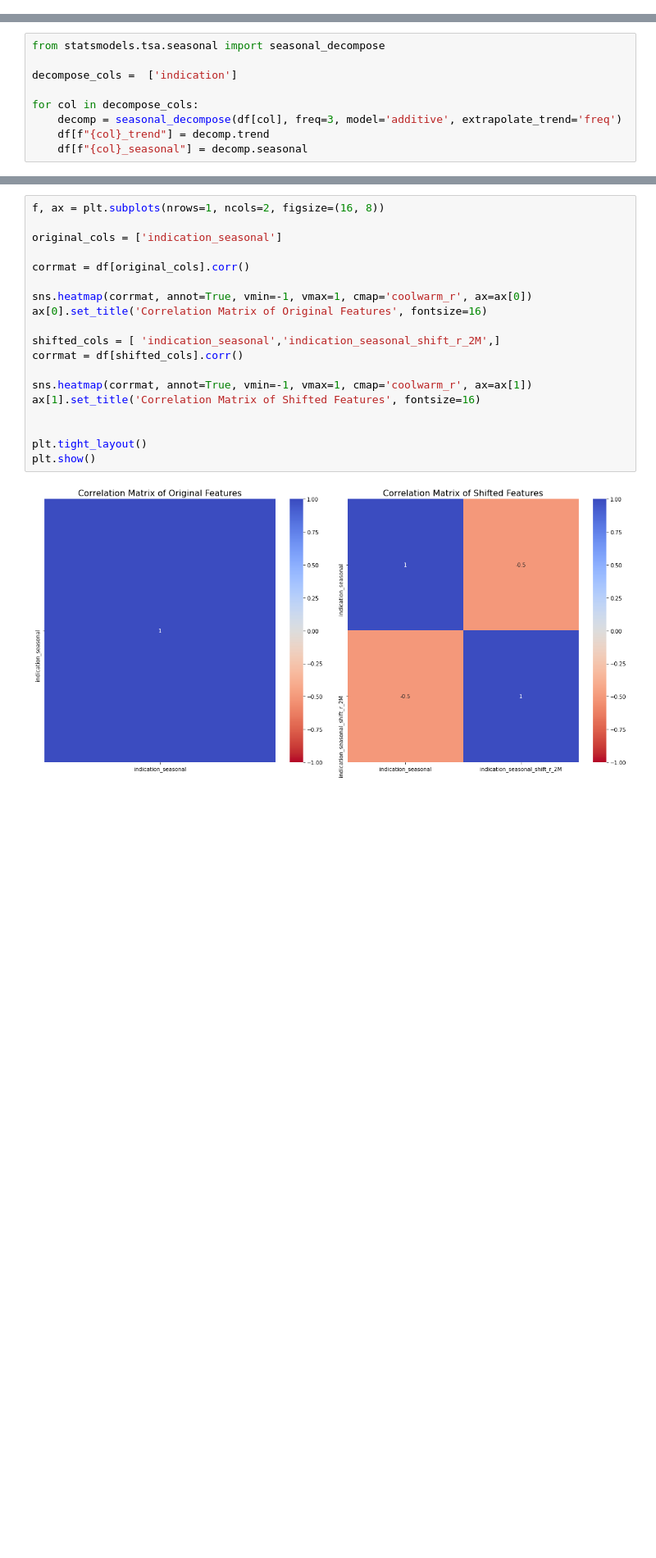
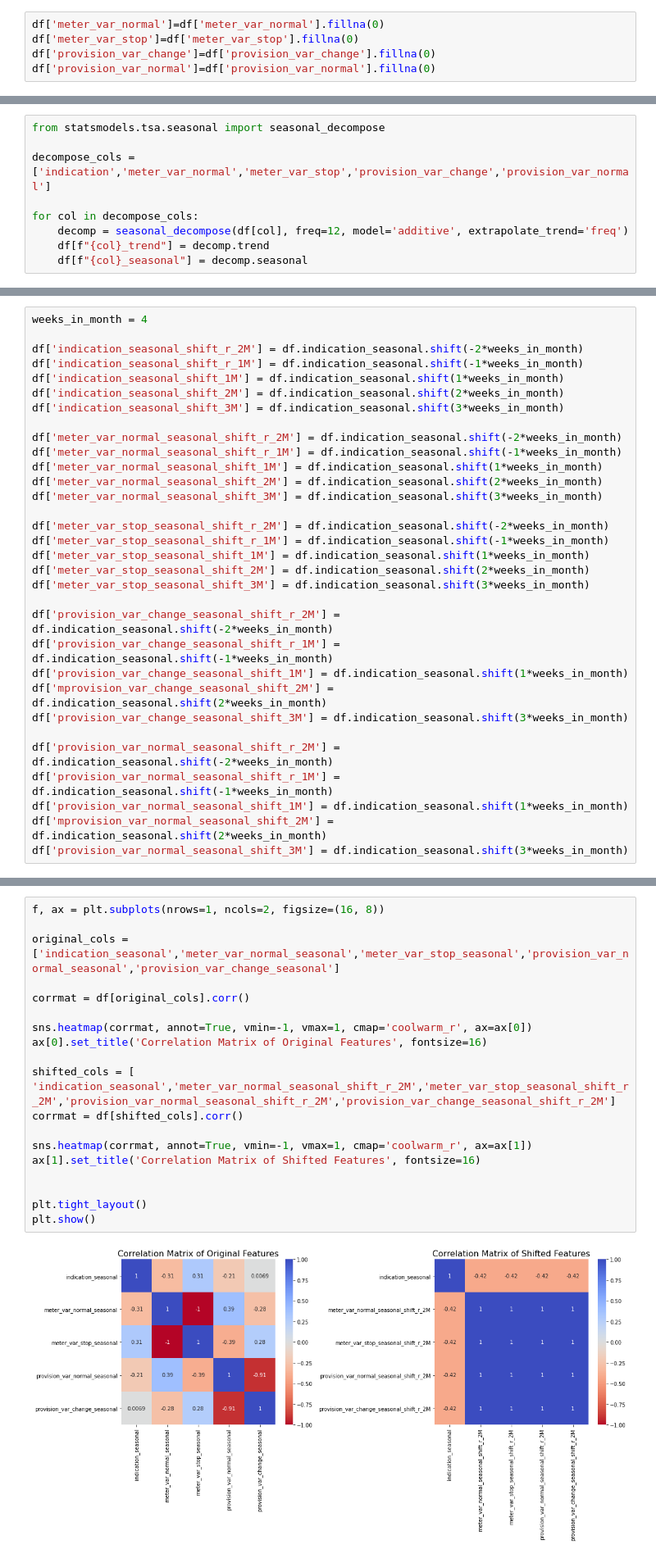
Before and after one commit to geomyll33/Beautez, a Jupyter notebook: EYDAP_Challenge_project.ipynb, the cells around one changed output, grey strips where cells are left out. Shown at 82% size. Drawn from its saved outputs; the diff is of its cells as text; blank space fills up the shorter version.

```diff
--- a/EYDAP_Challenge_project.ipynb
+++ b/EYDAP_Challenge_project.ipynb
@@ -430,3 +473,8 @@ plt.show()
+# %%
+df['meter_var_normal']=df['meter_var_normal'].fillna(0)
+df['meter_var_stop']=df['meter_var_stop'].fillna(0)
+df['provision_var_change']=df['provision_var_change'].fillna(0)
+df['provision_var_normal']=df['provision_var_normal'].fillna(0)
 # %% [markdown]
 # Δειγματοληψία
 # %% [markdown]
@@ -963,10 +959,10 @@ plt.show()
 # %%
 from statsmodels.tsa.seasonal import seasonal_decompose
 
-decompose_cols =  ['indication']
+decompose_cols =  ['indication','meter_var_normal','meter_var_stop','provision_var_change','provision_var_normal']
 
 for col in decompose_cols:
-    decomp = seasonal_decompose(df[col], freq=3, model='additive', extrapolate_trend='freq')
+    decomp = seasonal_decompose(df[col], freq=12, model='additive', extrapolate_trend='freq')
     df[f"{col}_trend"] = decomp.trend
     df[f"{col}_seasonal"] = decomp.seasonal
 # %%
@@ -1027,3 +1015,35 @@ df['indication_seasonal_shift_3M'] = df.indication_seasonal.shift(3*weeks_in_mon
+# %%
+weeks_in_month = 4
+
+df['indication_seasonal_shift_r_2M'] = df.indication_seasonal.shift(-2*weeks_in_month)
+df['indication_seasonal_shift_r_1M'] = df.indication_seasonal.shift(-1*weeks_in_month)
+df['indication_seasonal_shift_1M'] = df.indication_seasonal.shift(1*weeks_in_month)
+df['indication_seasonal_shift_2M'] = df.indication_seasonal.shift(2*weeks_in_month)
+df['indication_seasonal_shift_3M'] = df.indication_seasonal.shift(3*weeks_in_month)
+
+df['meter_var_normal_seasonal_shift_r_2M'] = df.indication_seasonal.shift(-2*weeks_in_month)
+df['meter_var_normal_seasonal_shift_r_1M'] = df.indication_seasonal.shift(-1*weeks_in_month)
+df['meter_var_normal_seasonal_shift_1M'] = df.indication_seasonal.shift(1*weeks_in_month)
+df['meter_var_normal_seasonal_shift_2M'] = df.indication_seasonal.shift(2*weeks_in_month)
+df['meter_var_normal_seasonal_shift_3M'] = df.indication_seasonal.shift(3*weeks_in_month)
+
+df['meter_var_stop_seasonal_shift_r_2M'] = df.indication_seasonal.shift(-2*weeks_in_month)
+df['meter_var_stop_seasonal_shift_r_1M'] = df.indication_seasonal.shift(-1*weeks_in_month)
+df['meter_var_stop_seasonal_shift_1M'] = df.indication_seasonal.shift(1*weeks_in_month)
+df['meter_var_stop_seasonal_shift_2M'] = df.indication_seasonal.shift(2*weeks_in_month)
+df['meter_var_stop_seasonal_shift_3M'] = df.indication_seasonal.shift(3*weeks_in_month)
+
+df['provision_var_change_seasonal_shift_r_2M'] = df.indication_seasonal.shift(-2*weeks_in_month)
+df['provision_var_change_seasonal_shift_r_1M'] = df.indication_seasonal.shift(-1*weeks_in_month)
+df['provision_var_change_seasonal_shift_1M'] = df.indication_seasonal.shift(1*weeks_in_month)
+df['mprovision_var_change_seasonal_shift_2M'] = df.indication_seasonal.shift(2*weeks_in_month)
+df['provision_var_change_seasonal_shift_3M'] = df.indication_seasonal.shift(3*weeks_in_month)
+
+df['provision_var_normal_seasonal_shift_r_2M'] = df.indication_seasonal.shift(-2*weeks_in_month)
+df['provision_var_normal_seasonal_shift_r_1M'] = df.indication_seasonal.shift(-1*weeks_in_month)
+df['provision_var_normal_seasonal_shift_1M'] = df.indication_seasonal.shift(1*weeks_in_month)
+df['mprovision_var_normal_seasonal_shift_2M'] = df.indication_seasonal.shift(2*weeks_in_month)
+df['provision_var_normal_seasonal_shift_3M'] = df.indication_seasonal.shift(3*weeks_in_month)
 # %%
 fig, ax = plt.subplots(ncols=1, nrows=1, figsize=(16,4))
 sns.lineplot(x=df.timestamp, y=df.indication_seasonal_shift_r_2M, label='shifted by -2 month', ax=ax, color='lightblue')
@@ -1083,24 +1110,24 @@ plt.show()
 # %%
 f, ax = plt.subplots(nrows=1, ncols=2, figsize=(16, 8))
 
-original_cols = ['indication_seasonal']
+original_cols = ['indication_seasonal','meter_var_normal_seasonal','meter_var_stop_seasonal','provision_var_normal_seasonal','provision_var_change_seasonal']
 
 corrmat = df[original_cols].corr()
 
 sns.heatmap(corrmat, annot=True, vmin=-1, vmax=1, cmap='coolwarm_r', ax=ax[0])
 ax[0].set_title('Correlation Matrix of Original Features', fontsize=16)
 
-shifted_cols = [ 'indication_seasonal','indication_seasonal_shift_r_2M',]
+shifted_cols = [ 'indication_seasonal','meter_var_normal_seasonal_shift_r_2M','meter_var_stop_seasonal_shift_r_2M','provision_var_normal_seasonal_shift_r_2M','provision_var_change_seasonal_shift_r_2M']
 corrmat = df[shifted_cols].corr()
 
 sns.heatmap(corrmat, annot=True, vmin=-1, vmax=1, cmap='coolwarm_r', ax=ax[1])
 ax[1].set_title('Correlation Matrix of Shifted Features', fontsize=16)
 
 
 plt.tight_layout()
 plt.show()
 # %% [output]
-[figure, old version]
+[figure, new version]
 # %% [markdown]
 # Ανάλυση Αυτοσυσχέτισης
 # %% [markdown]
```
Also changed, not shown: parts of 57 cells of this notebook.
